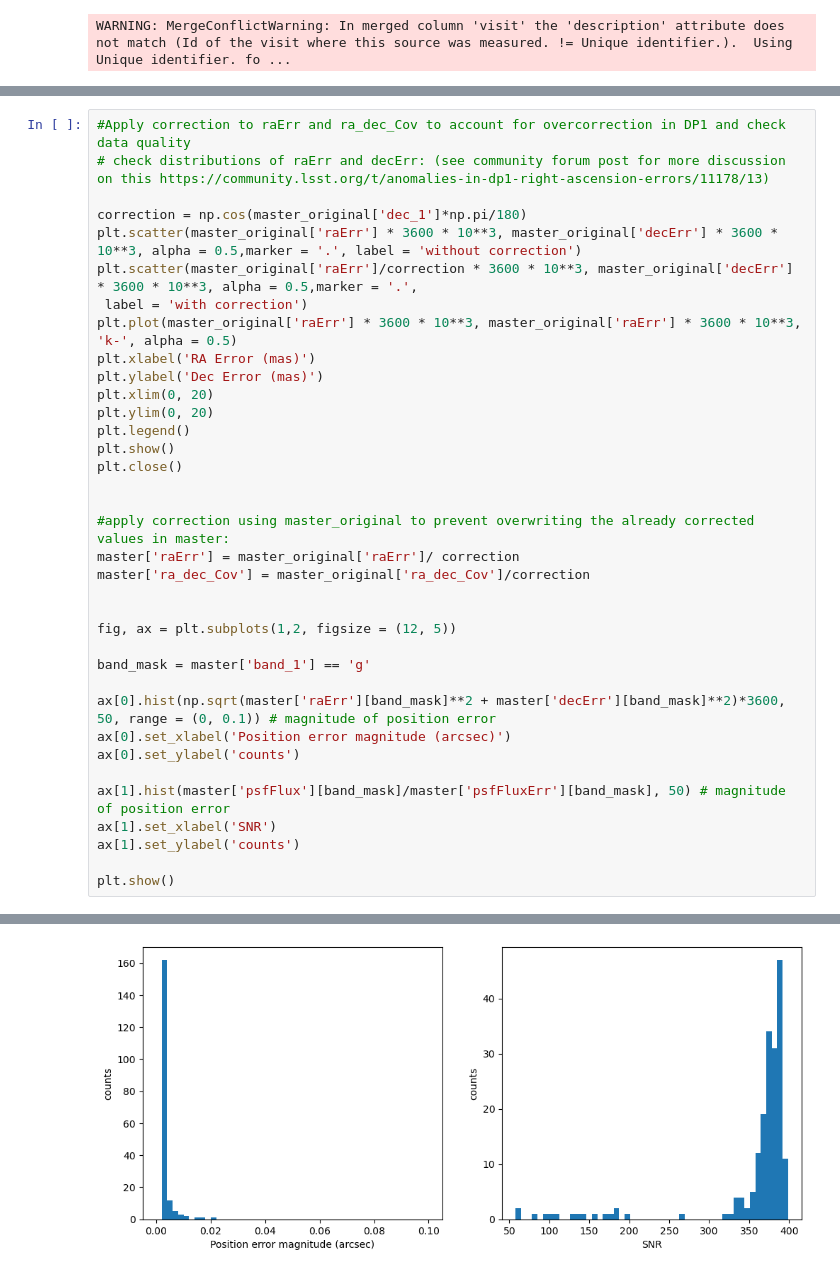
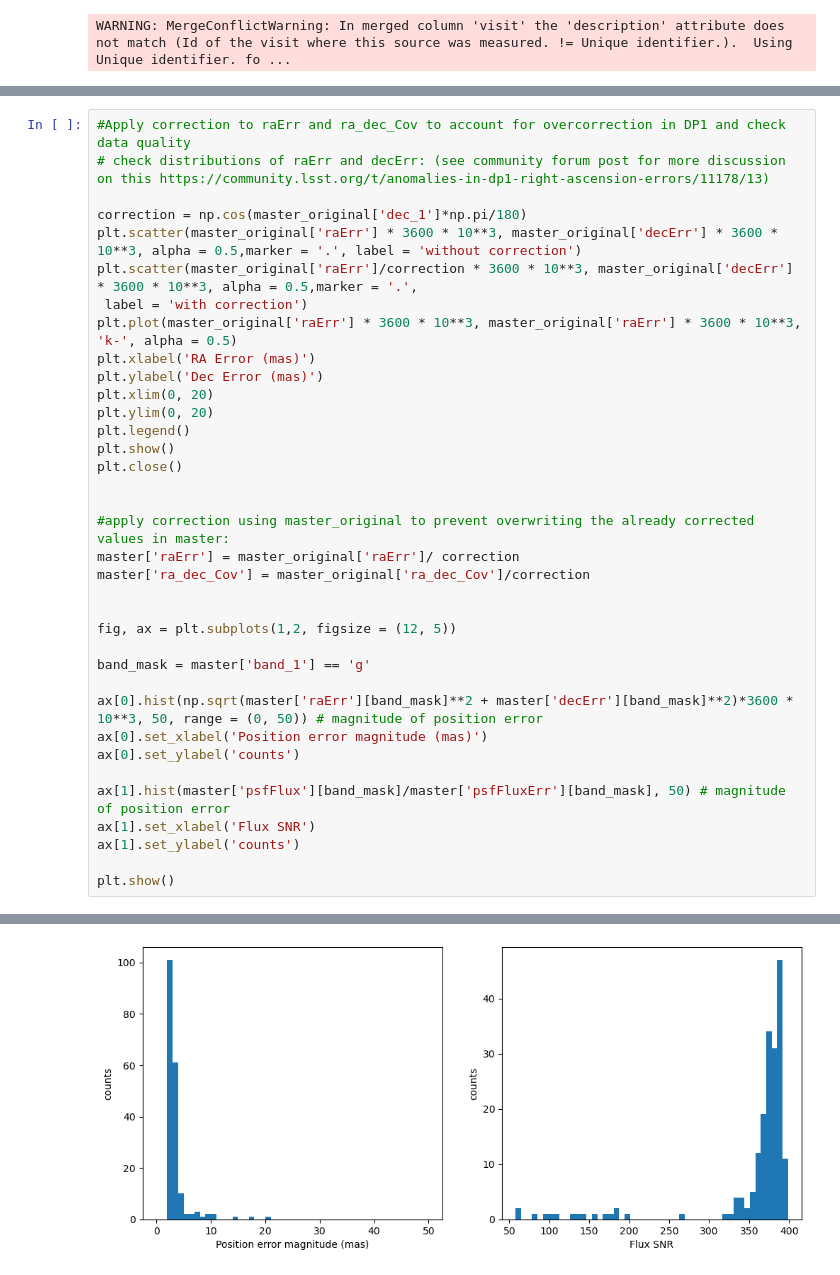
Before and after one commit to LSSTDESC/DifferentialCR, a Jupyter notebook: DCR_in_DP1.ipynb, the cells around one changed output, grey strips where cells are left out. Saved outputs shown, nothing was run; the diff lists cells and outputs as text.

```diff
--- a/DCR_in_DP1.ipynb
+++ b/DCR_in_DP1.ipynb
@@ -251,37 +287,37 @@ correction = np.cos(master_original['dec_1']*np.pi/180)
 plt.scatter(master_original['raErr'] * 3600 * 10**3, master_original['decErr'] * 3600 * 10**3, alpha = 0.5,marker = '.', label = 'without correction')
 plt.scatter(master_original['raErr']/correction * 3600 * 10**3, master_original['decErr'] * 3600 * 10**3, alpha = 0.5,marker = '.',
  label = 'with correction')
 plt.plot(master_original['raErr'] * 3600 * 10**3, master_original['raErr'] * 3600 * 10**3, 'k-', alpha = 0.5)
 plt.xlabel('RA Error (mas)')
 plt.ylabel('Dec Error (mas)')
 plt.xlim(0, 20)
 plt.ylim(0, 20)
 plt.legend()
 plt.show()
 plt.close()
 
 
 #apply correction using master_original to prevent overwriting the already corrected values in master:
 master['raErr'] = master_original['raErr']/ correction
 master['ra_dec_Cov'] = master_original['ra_dec_Cov']/correction
 
 
 fig, ax = plt.subplots(1,2, figsize = (12, 5))
 
 band_mask = master['band_1'] == 'g'
 
-ax[0].hist(np.sqrt(master['raErr'][band_mask]**2 + master['decErr'][band_mask]**2)*3600, 50, range = (0, 0.1)) # magnitude of position error
-ax[0].set_xlabel('Position error magnitude (arcsec)')
+ax[0].hist(np.sqrt(master['raErr'][band_mask]**2 + master['decErr'][band_mask]**2)*3600 * 10**3, 50, range = (0, 50)) # magnitude of position error
+ax[0].set_xlabel('Position error magnitude (mas)')
 ax[0].set_ylabel('counts')
 
 ax[1].hist(master['psfFlux'][band_mask]/master['psfFluxErr'][band_mask], 50) # magnitude of position error
-ax[1].set_xlabel('SNR')
+ax[1].set_xlabel('Flux SNR')
 ax[1].set_ylabel('counts')
 
 plt.show()
 # %% [output]
 [figure]
-[figure, old version]
+[figure, new version]
 # %%
 # Add a few columns to the master table: zenith RA/Dec, parallactic angle, and the magnitude of the astrometric shift (from a reference position) projected along the zenith direction
 
```
Also changed, not shown: parts of 10 cells of this notebook, 2 other files.
